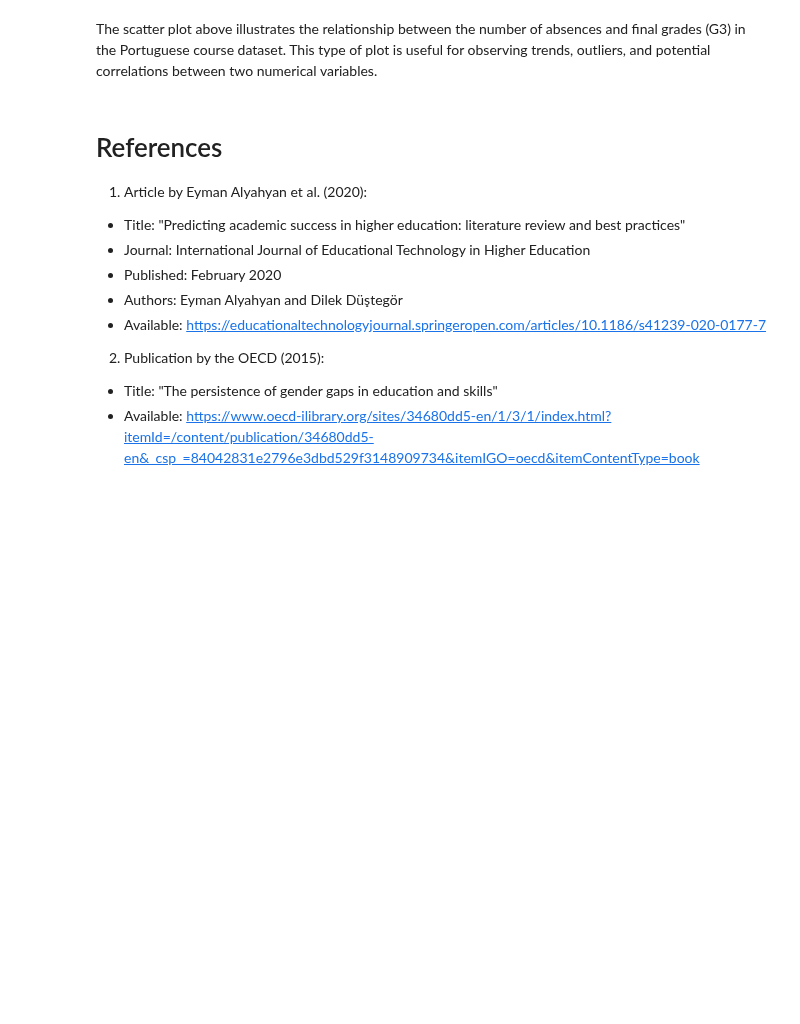
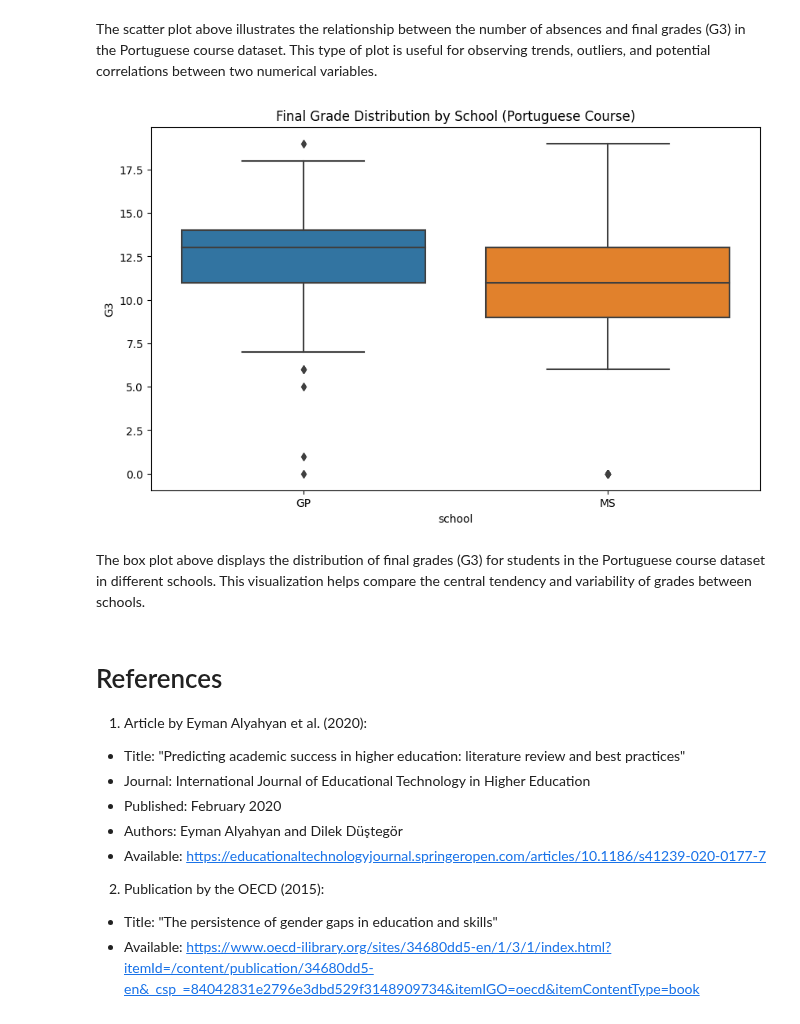
Before and after one commit to carlos-alves-one/Student-Performance-Analysis, a Jupyter notebook: Student_Performance.ipynb, the cells around one changed output. Cells and saved outputs as stored; diff of their text form; code cells hidden in the pictures; blank space fills up the shorter version.

Commit message:
Plotting box plot for G3 across different schools in Portuguese course data

```diff
--- a/Student_Performance.ipynb
+++ b/Student_Performance.ipynb
@@ -689,6 +689,20 @@ plot_scatter(data_por, 'absences', 'G3', 'Final Grade vs Absences (Portuguese Co
 [figure]
 # %% [markdown]
 The scatter plot above illustrates the relationship between the number of absences and final grades (G3) in the Portuguese course dataset. This type of plot is useful for observing trends, outliers, and potential correlations between two numerical variables.
+# %%
+# Function to plot box plot for numerical-nominal variable combination
+def plot_box_nominal(df, x, y, title):
+    plt.figure(figsize=(10, 6))
+    sns.boxplot(data=df, x=x, y=y)
+    plt.title(title)
+    plt.show()
+
+# Plotting box plot for G3 across different schools in Portuguese course data
+plot_box_nominal(data_por, 'school', 'G3', 'Final Grade Distribution by School (Portuguese Course)')
+# %% [output]
+[figure, added]
+# %% [markdown]
+The box plot above displays the distribution of final grades (G3) for students in the Portuguese course dataset in different schools. This visualization helps compare the central tendency and variability of grades between schools.
 # %% [markdown]
 # References
 
```
